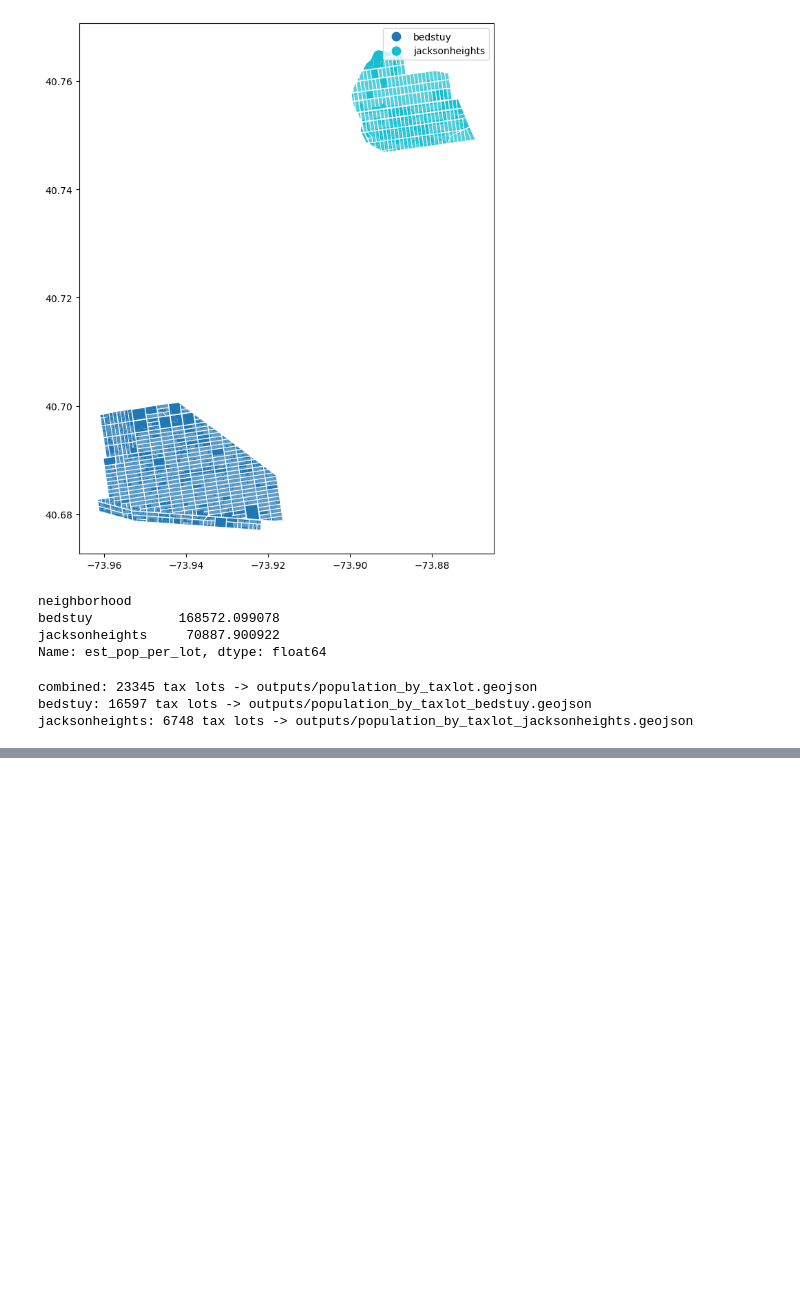
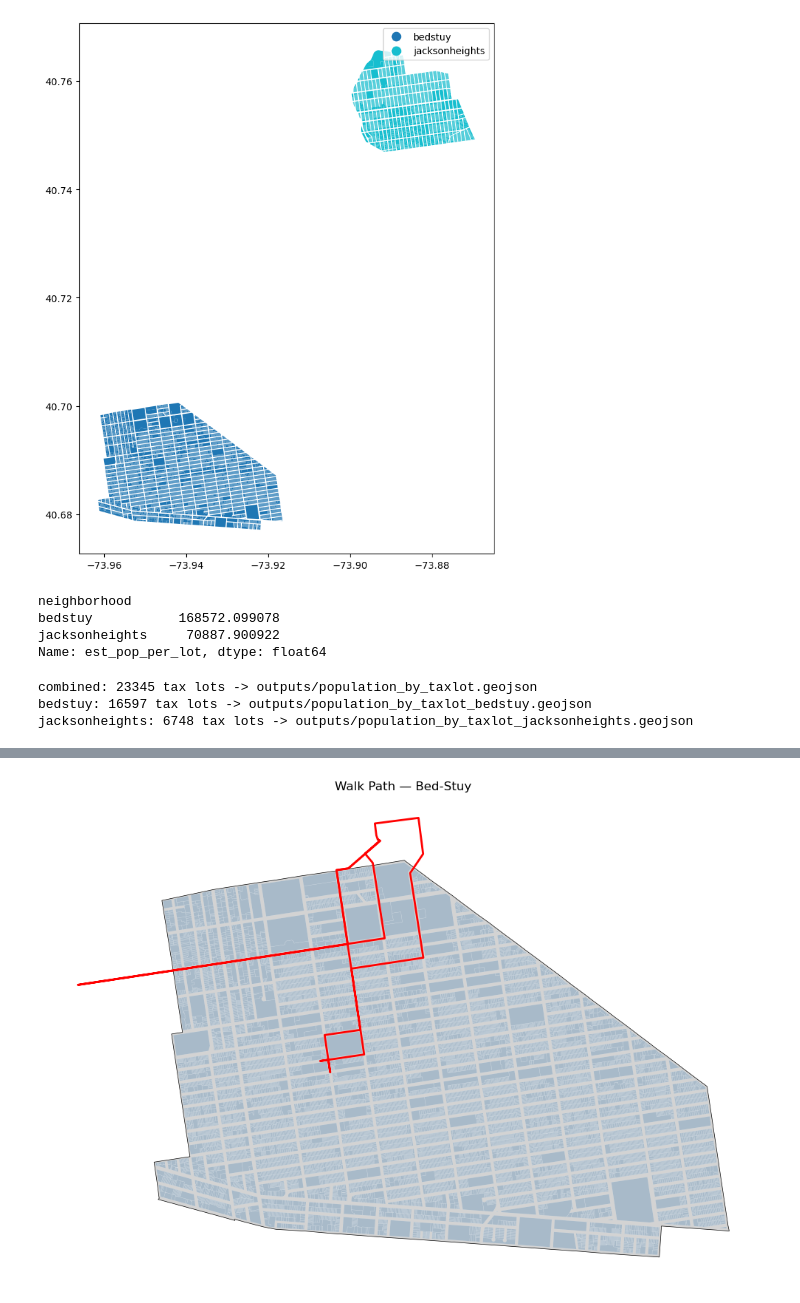
Before and after one commit to Zackfish98/cdp-mapping-systems, a Jupyter notebook: Personal Work/Assignments/1+2 Cleaning Data.ipynb, the cells around one changed output, grey strips where cells are left out. Saved outputs shown, nothing was run; the diff lists cells and outputs as text; code cells hidden in the pictures; blank space fills up the shorter version.

```diff
--- a/Personal Work/Assignments/1+2 Cleaning Data.ipynb
+++ b/Personal Work/Assignments/1+2 Cleaning Data.ipynb
@@ -251,0 +262,21 @@ jacksonheights: 6748 tax lots -> outputs/population_by_taxlot_jacksonheights.geo
+# %%
+path = gpd.read_file(
+    "/Users/temp/Documents/GitHub/cdp-mapping-systems/Personal Work/Pathmapping_Tool/Data/Walkpath.geojson"
+).to_crs(WORKING_CRS)
+
+fig, ax = plt.subplots(figsize=(10, 10))
+
+boundaries["bedstuy"].plot(ax=ax, color="lightgray", edgecolor="black", linewidth=0.5)
+pluto_gdf[pluto_gdf["neighborhood"] == "bedstuy"].plot(
+    ax=ax, color="steelblue", alpha=0.3, edgecolor="white", linewidth=0.3
+)
+path.plot(ax=ax, color="red", linewidth=2)
+
+ax.set_title("Walk Path — Bed-Stuy", fontsize=12)
+ax.axis("off")
+plt.tight_layout()
+plt.show()
+
+fig.savefig("outputs/walkpath_preview.png", dpi=150, bbox_inches="tight")
+# %% [output]
+[figure, added]
```
Also changed, not shown: parts of 6 cells of this notebook, 22 other files.
